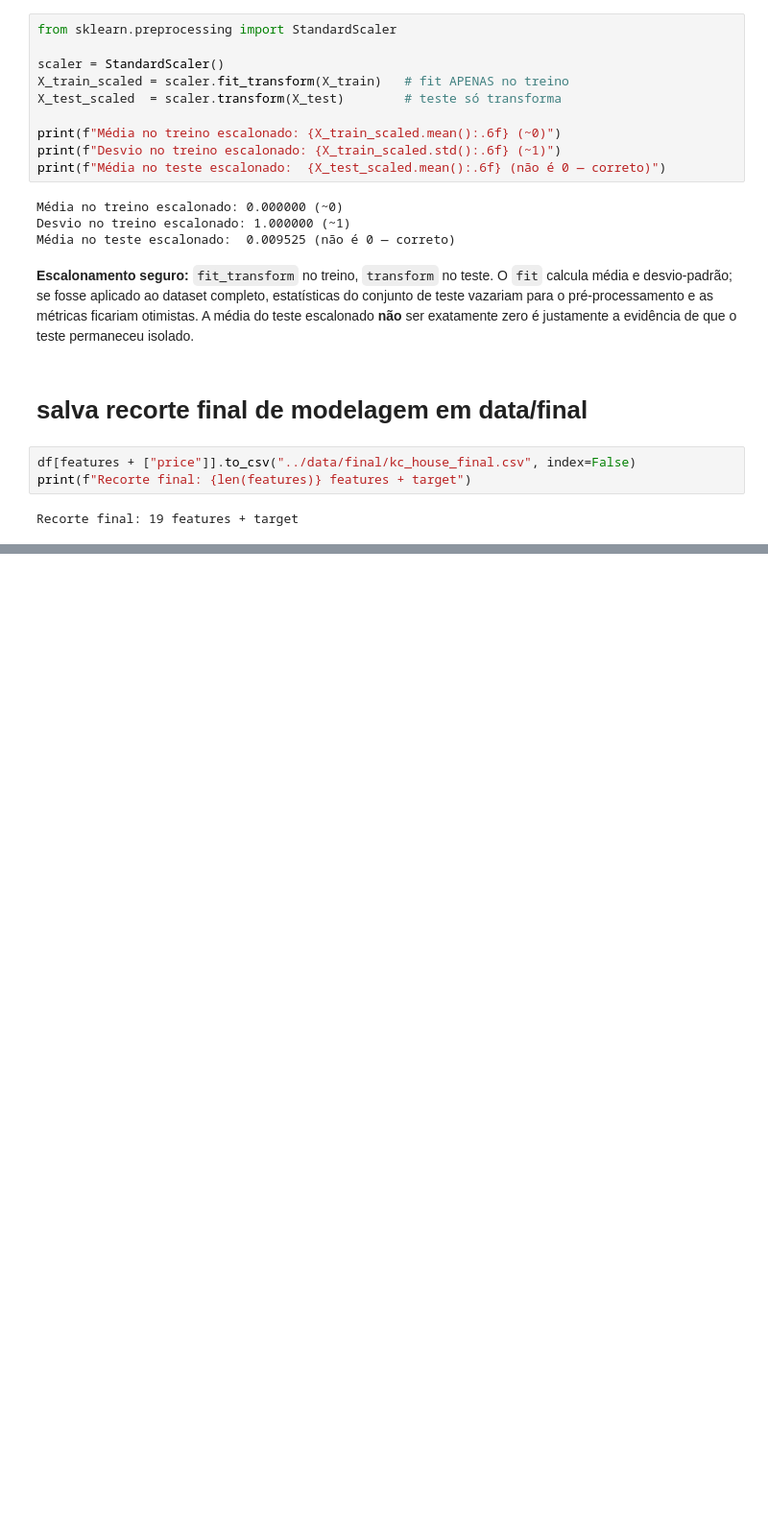
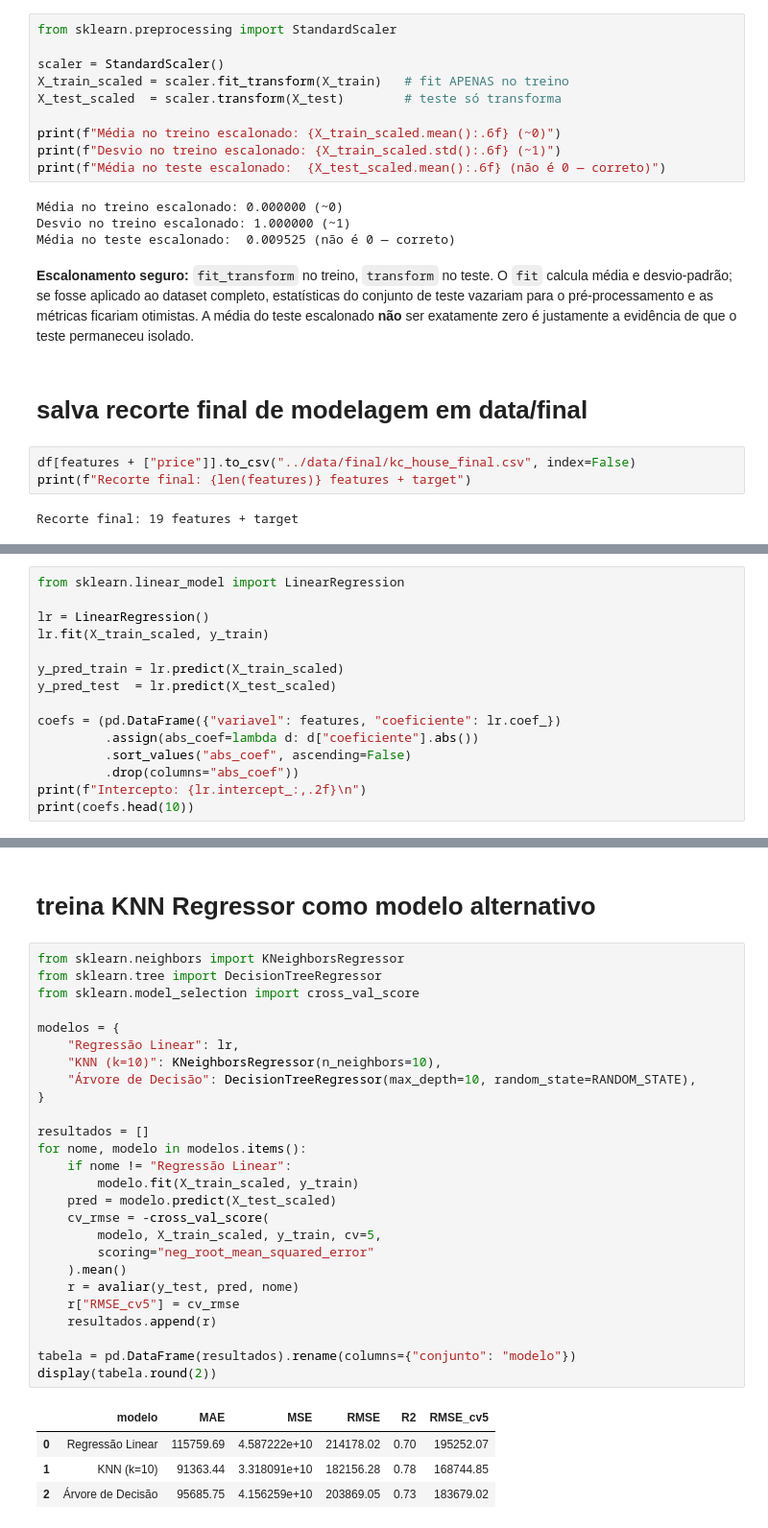
Before and after one commit to jhonatanalves/projetofinal_modulo1_sctec, a Jupyter notebook: notebooks/kc_house_predictor.ipynb, the cells around one changed output, grey strips where cells are left out. Shown at 96% size. Saved outputs shown, nothing was run; the diff lists cells and outputs as text; blank space fills up the shorter version.

Commit message:
treina KNN Regressor como modelo alternativo

```diff
--- a/notebooks/kc_house_predictor.ipynb
+++ b/notebooks/kc_house_predictor.ipynb
@@ -559,0 +562,15 @@ Recorte final: 19 features + target
+# %%
+from sklearn.linear_model import LinearRegression
+
+lr = LinearRegression()
+lr.fit(X_train_scaled, y_train)
+
+y_pred_train = lr.predict(X_train_scaled)
+y_pred_test  = lr.predict(X_test_scaled)
+
+coefs = (pd.DataFrame({"variavel": features, "coeficiente": lr.coef_})
+         .assign(abs_coef=lambda d: d["coeficiente"].abs())
+         .sort_values("abs_coef", ascending=False)
+         .drop(columns="abs_coef"))
+print(f"Intercepto: {lr.intercept_:,.2f}\n")
+print(coefs.head(10))
@@ -559,0 +644,33 @@ Recorte final: 19 features + target
+# %% [markdown]
+# treina KNN Regressor como modelo alternativo
+# %%
+from sklearn.neighbors import KNeighborsRegressor
+from sklearn.tree import DecisionTreeRegressor
+from sklearn.model_selection import cross_val_score
+
+modelos = {
+    "Regressão Linear": lr,
+    "KNN (k=10)": KNeighborsRegressor(n_neighbors=10),
+    "Árvore de Decisão": DecisionTreeRegressor(max_depth=10, random_state=RANDOM_STATE),
+}
+
+resultados = []
+for nome, modelo in modelos.items():
+    if nome != "Regressão Linear":
+        modelo.fit(X_train_scaled, y_train)
+    pred = modelo.predict(X_test_scaled)
+    cv_rmse = -cross_val_score(
+        modelo, X_train_scaled, y_train, cv=5,
+        scoring="neg_root_mean_squared_error"
+    ).mean()
+    r = avaliar(y_test, pred, nome)
+    r["RMSE_cv5"] = cv_rmse
+    resultados.append(r)
+
+tabela = pd.DataFrame(resultados).rename(columns={"conjunto": "modelo"})
+display(tabela.round(2))
+# %% [output]
+|  | modelo | MAE | MSE | RMSE | R2 | RMSE_cv5 |
+| 0 | Regressão Linear | 115759.69 | 4.587222e+10 | 214178.02 | 0.70 | 195252.07 |
+| 1 | KNN (k=10) | 91363.44 | 3.318091e+10 | 182156.28 | 0.78 | 168744.85 |
+| 2 | Árvore de Decisão | 95685.75 | 4.156259e+10 | 203869.05 | 0.73 | 183679.02 |
```
Also changed, not shown: parts of 6 cells of this notebook, 1 other file.
